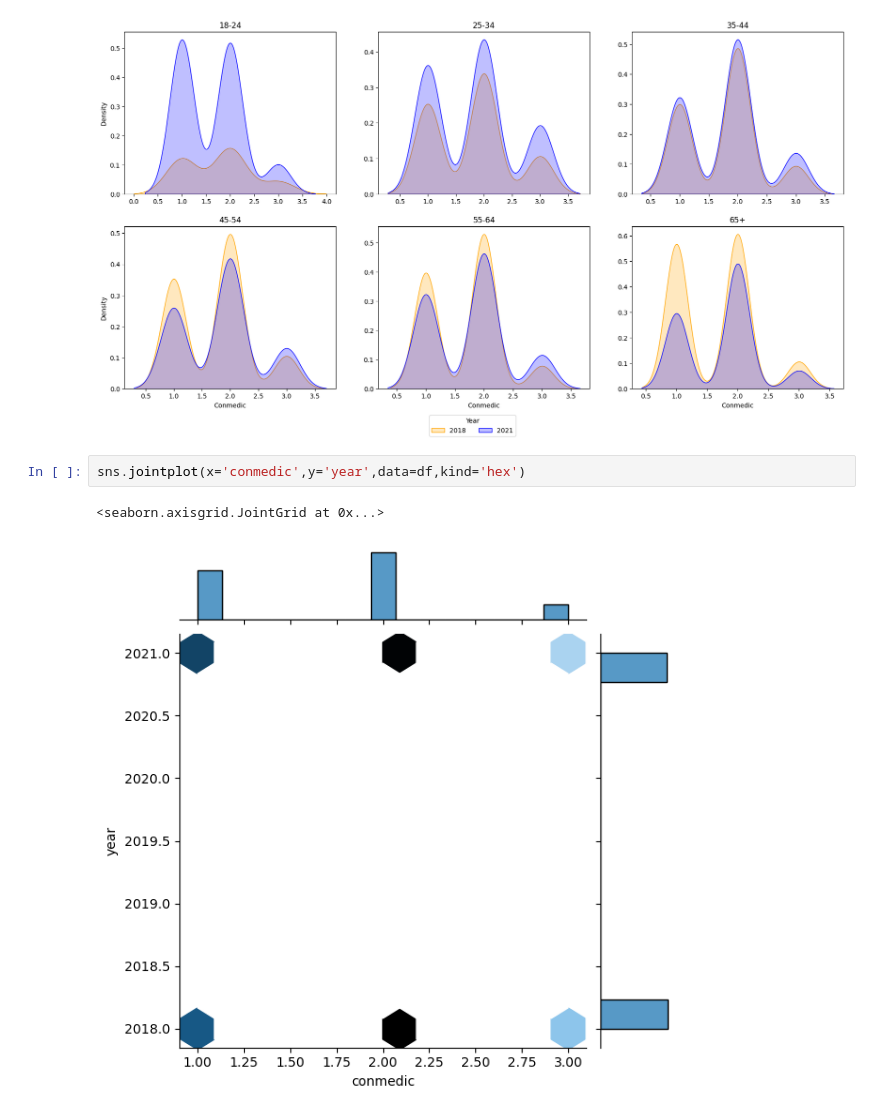
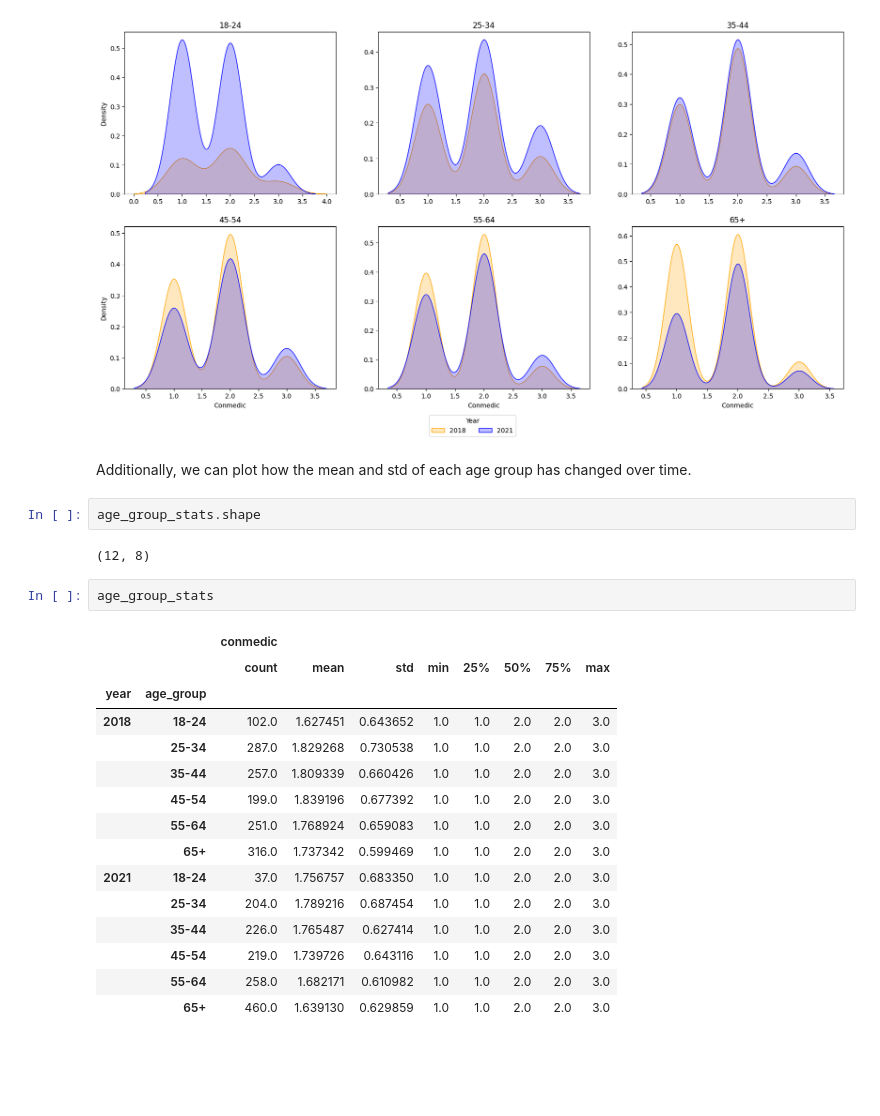
Before and after one commit to jacqueline-chao/project-1, a Jupyter notebook: src/data_viz.ipynb, the cells around one changed output. Cells and saved outputs as stored; diff of their text form; blank space fills up the shorter version.

```diff
--- a/src/data_viz.ipynb
+++ b/src/data_viz.ipynb
@@ -384,8 +393,27 @@ plt.figlegend([2018, 2021], title='Year', loc='lower center', bbox_to_anchor=(0.
 # %% [output]
 <matplotlib.legend.Legend at 0x...>
 [figure]
-# %%
-sns.jointplot(x='conmedic',y='year',data=df,kind='hex')
-# %% [output]
-<seaborn.axisgrid.JointGrid at 0x...>
-[figure, removed]
+# %% [markdown]
+Additionally, we can plot how the mean and std of each age group has changed over time.
+# %%
+age_group_stats.shape
+# %% [output]
+(12, 8)
+# %%
+age_group_stats
+# %% [output]
+|  |  | conmedic |  |  |  |  |  |  |  |
+|  |  | count | mean | std | min | 25% | 50% | 75% | max |
+| year | age_group |  |  |  |  |  |  |  |  |
+| 2018 | 18-24 | 102.0 | 1.627451 | 0.643652 | 1.0 | 1.0 | 2.0 | 2.0 | 3.0 |
+|  | 25-34 | 287.0 | 1.829268 | 0.730538 | 1.0 | 1.0 | 2.0 | 2.0 | 3.0 |
+|  | 35-44 | 257.0 | 1.809339 | 0.660426 | 1.0 | 1.0 | 2.0 | 2.0 | 3.0 |
+|  | 45-54 | 199.0 | 1.839196 | 0.677392 | 1.0 | 1.0 | 2.0 | 2.0 | 3.0 |
+|  | 55-64 | 251.0 | 1.768924 | 0.659083 | 1.0 | 1.0 | 2.0 | 2.0 | 3.0 |
+|  | 65+ | 316.0 | 1.737342 | 0.599469 | 1.0 | 1.0 | 2.0 | 2.0 | 3.0 |
+| 2021 | 18-24 | 37.0 | 1.756757 | 0.683350 | 1.0 | 1.0 | 2.0 | 2.0 | 3.0 |
+|  | 25-34 | 204.0 | 1.789216 | 0.687454 | 1.0 | 1.0 | 2.0 | 2.0 | 3.0 |
+|  | 35-44 | 226.0 | 1.765487 | 0.627414 | 1.0 | 1.0 | 2.0 | 2.0 | 3.0 |
+|  | 45-54 | 219.0 | 1.739726 | 0.643116 | 1.0 | 1.0 | 2.0 | 2.0 | 3.0 |
+|  | 55-64 | 258.0 | 1.682171 | 0.610982 | 1.0 | 1.0 | 2.0 | 2.0 | 3.0 |
+|  | 65+ | 460.0 | 1.639130 | 0.629859 | 1.0 | 1.0 | 2.0 | 2.0 | 3.0 |
```
Also changed, not shown: parts of 9 cells of this notebook.
